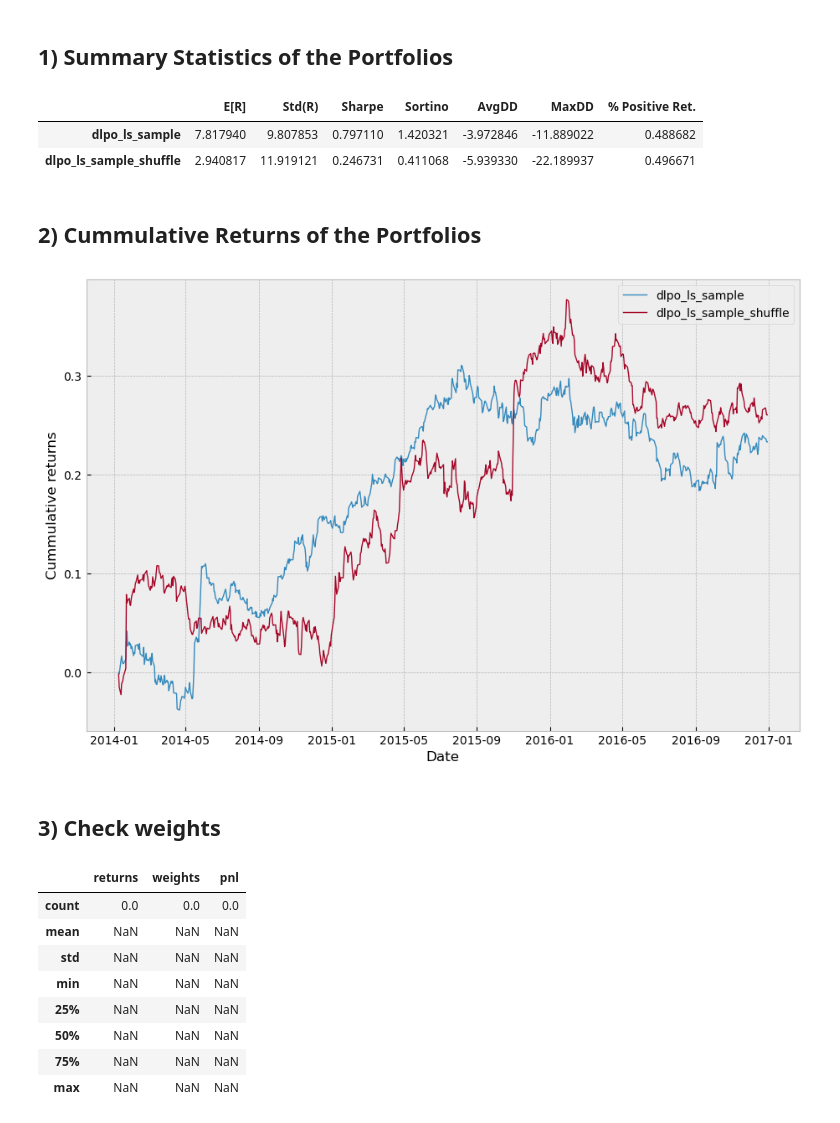
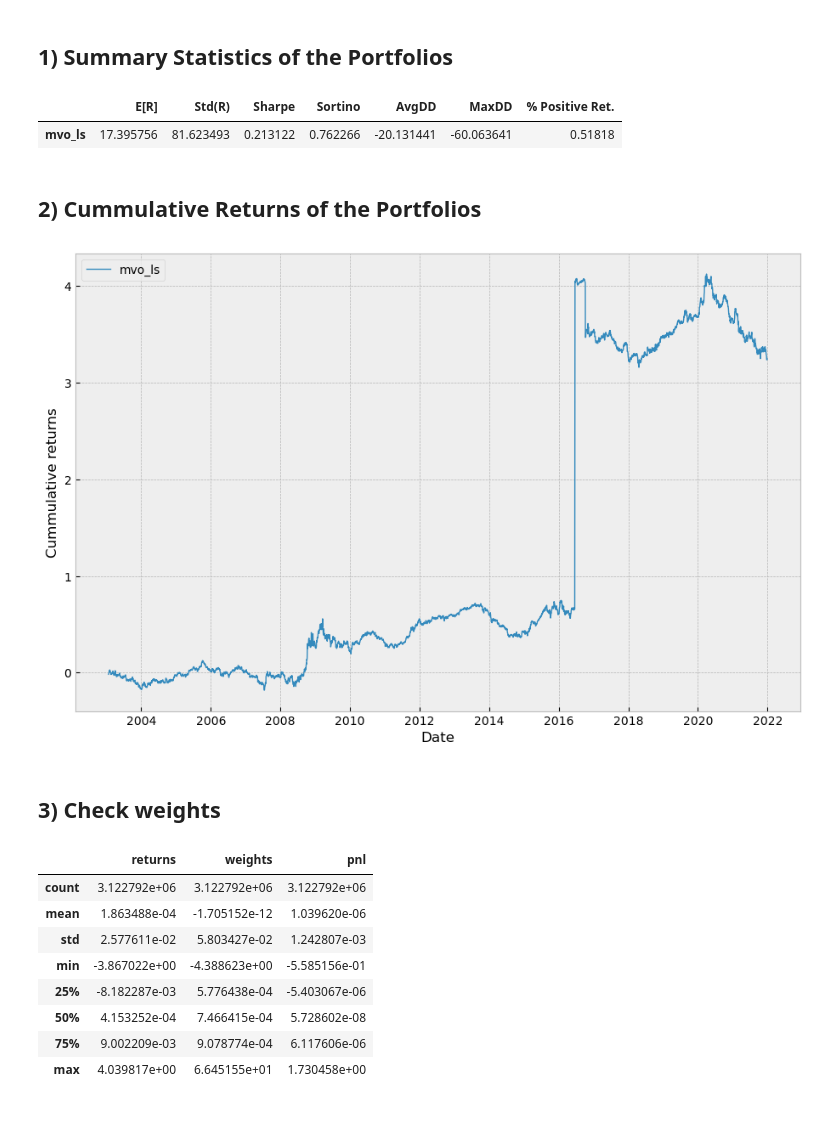
Before and after one commit to dcuoliveira/graph-portfolio-opt, a Jupyter notebook: src/results_debug.ipynb, the cells around one changed output. Cells and saved outputs as stored; diff of their text form; code cells hidden in the pictures.

```diff
--- a/src/results_debug.ipynb
+++ b/src/results_debug.ipynb
@@ -11,7 +11,7 @@ from utils.dataset_utils import aggregate_results
 plt.style.use('bmh')
 plt.rcParams['lines.linewidth'] = 1
 # %%
-model_names = ["dlpo_ls_sample", "dlpo_ls_sample_shuffle"]
+model_names = ["mvo_ls"]
 stats_order = ["E[R]", "Std(R)", "Sharpe", "Sortino", "AvgDD", "MaxDD", "% Positive Ret."]
 # %%
 all_summary = []
@@ -49,8 +49,7 @@ all_stats_df = pd.DataFrame(all_stats).T[stats_order]
 display(HTML(all_stats_df.to_html()))
 # %% [output]
 |  | E[R] | Std(R) | Sharpe | Sortino | AvgDD | MaxDD | % Positive Ret. |
-| dlpo_ls_sample | 7.817940 | 9.807853 | 0.797110 | 1.420321 | -3.972846 | -11.889022 | 0.488682 |
-| dlpo_ls_sample_shuffle | 2.940817 | 11.919121 | 0.246731 | 0.411068 | -5.939330 | -22.189937 | 0.496671 |
+| mvo_ls | 17.395756 | 81.623493 | 0.213122 | 0.762266 | -20.131441 | -60.063641 | 0.51818 |
 # %% [markdown]
 ## 2) Cummulative Returns of the Portfolios
 # %%
@@ -67,23 +66,23 @@ plt.legend(loc='best', fontsize=10)
 # fig.savefig('img/' + ticker + '_' + key1 + '_fs_methods.png')
 plt.show()
 # %% [output]
-[figure, old version]
+[figure, new version]
 # %% [markdown]
 ## 3) Check weights
 # %%
-check_name = "dlpo_lo_sample"
+check_name = "mvo_ls"
 
 all_summary_df.loc[all_summary_df["model"] == check_name, ["returns", "weights", "pnl"]].describe()
 # %% [output]
 |  | returns | weights | pnl |
-| count | 0.0 | 0.0 | 0.0 |
-| mean | NaN | NaN | NaN |
-| std | NaN | NaN | NaN |
-| min | NaN | NaN | NaN |
-| 25% | NaN | NaN | NaN |
-| 50% | NaN | NaN | NaN |
-| 75% | NaN | NaN | NaN |
-| max | NaN | NaN | NaN |
+| count | 3.122792e+06 | 3.122792e+06 | 3.122792e+06 |
+| mean | 1.863488e-04 | -1.705152e-12 | 1.039620e-06 |
+| std | 2.577611e-02 | 5.803427e-02 | 1.242807e-03 |
+| min | -3.867022e+00 | -4.388623e+00 | -5.585156e-01 |
+| 25% | -8.182287e-03 | 5.776438e-04 | -5.403067e-06 |
+| 50% | 4.153252e-04 | 7.466415e-04 | 5.728602e-08 |
+| 75% | 9.002209e-03 | 9.078774e-04 | 6.117606e-06 |
+| max | 4.039817e+00 | 6.645155e+01 | 1.730458e+00 |
 # %%
 all_summary_df.loc[all_summary_df["returns"] >= 1.11]
 # %% [output]
```
Also changed, not shown: parts of 2 cells of this notebook, 1 other file.
